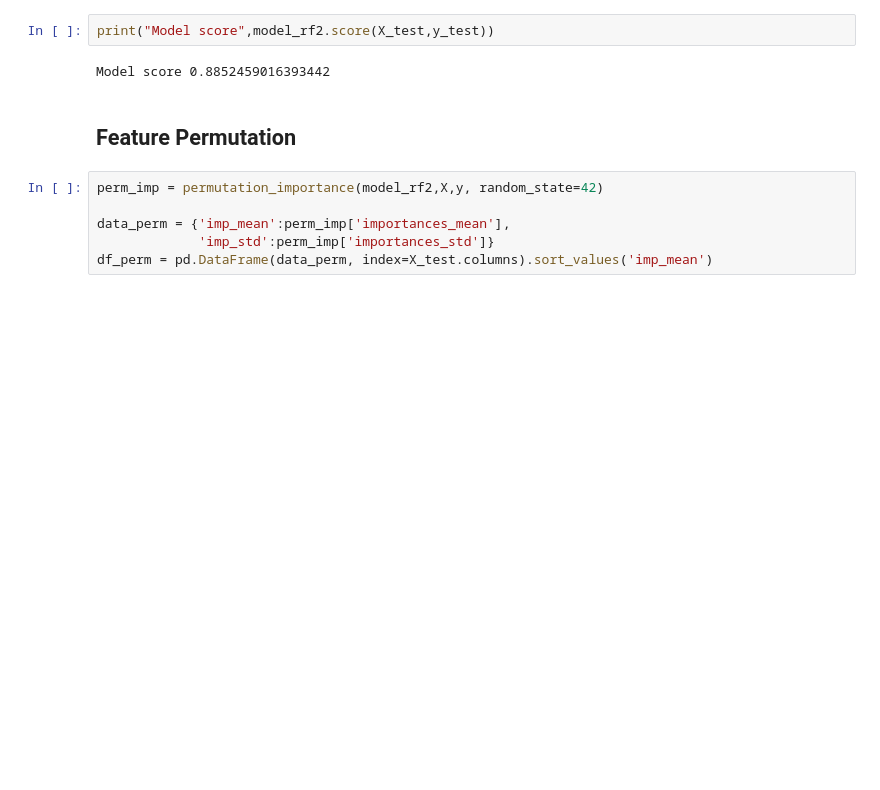
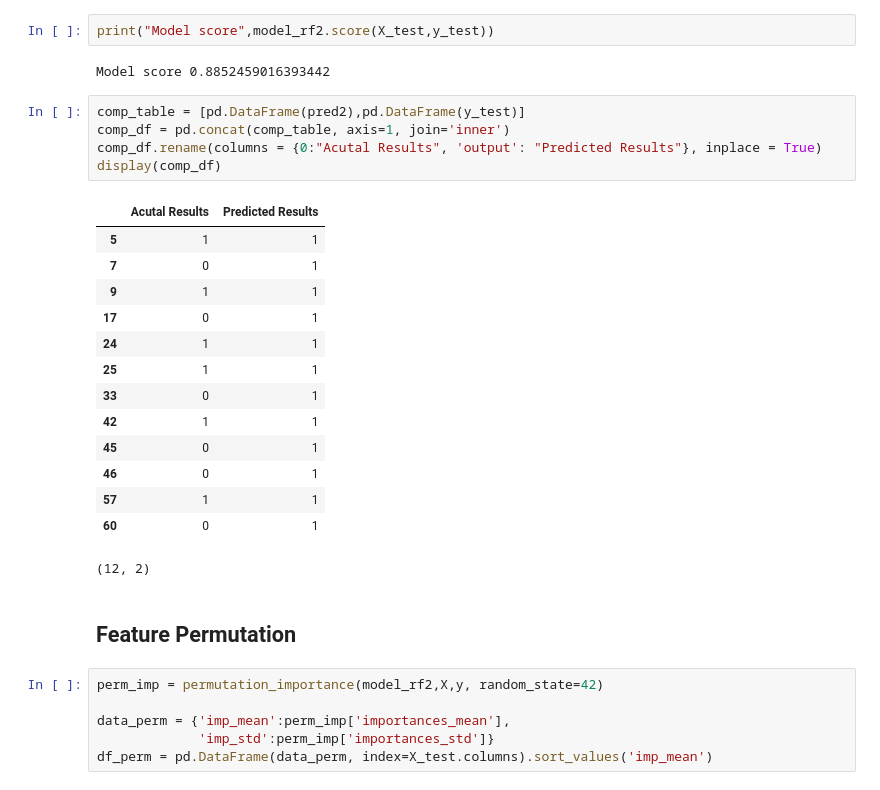
Before and after one commit to jdwatson08/Heart-Disease-Model, a Jupyter notebook: Heart_project.ipynb, the cells around one changed output. Cells and saved outputs as stored; diff of their text form; blank space fills up the shorter version.

```diff
--- a/Heart_project.ipynb
+++ b/Heart_project.ipynb
@@ -169,6 +169,26 @@ Model mean absolute error 0.11475409836065574
 print("Model score",model_rf2.score(X_test,y_test))
 # %% [output]
 Model score 0.8852459016393442
+# %%
+comp_table = [pd.DataFrame(pred2),pd.DataFrame(y_test)]
+comp_df = pd.concat(comp_table, axis=1, join='inner')
+comp_df.rename(columns = {0:"Acutal Results", 'output': "Predicted Results"}, inplace = True)
+display(comp_df)
+# %% [output]
+|  | Acutal Results | Predicted Results |
+| 5 | 1 | 1 |
+| 7 | 0 | 1 |
+| 9 | 1 | 1 |
+| 17 | 0 | 1 |
+| 24 | 1 | 1 |
+| 25 | 1 | 1 |
+| 33 | 0 | 1 |
+| 42 | 1 | 1 |
+| 45 | 0 | 1 |
+| 46 | 0 | 1 |
+| 57 | 1 | 1 |
+| 60 | 0 | 1 |
+(12, 2)
 # %% [markdown]
 ## Feature Permutation
 # %%
```
